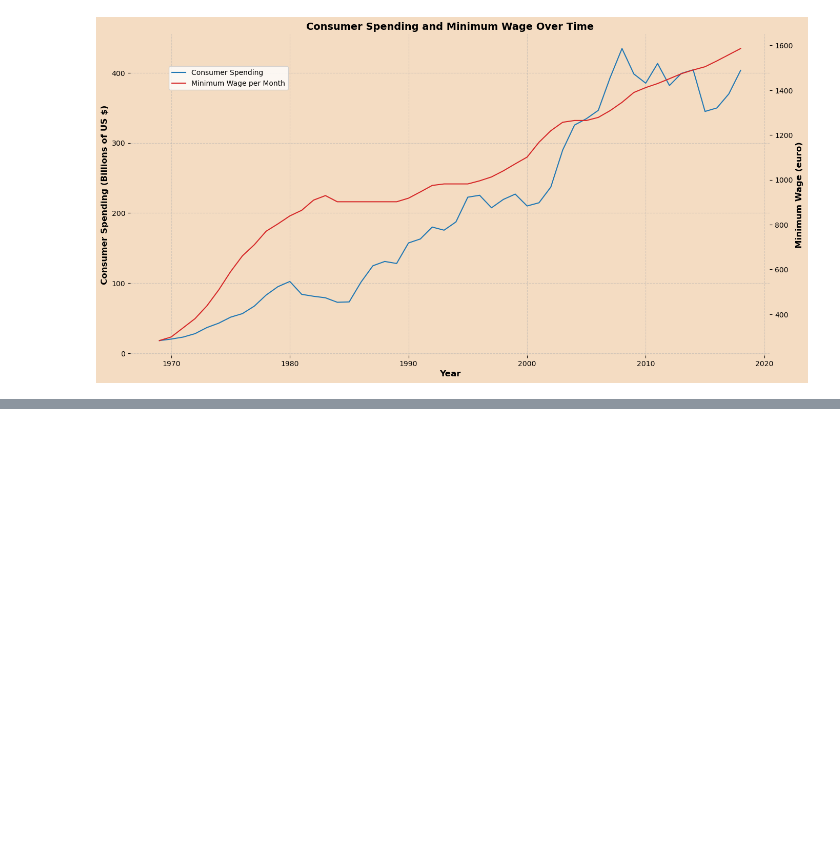
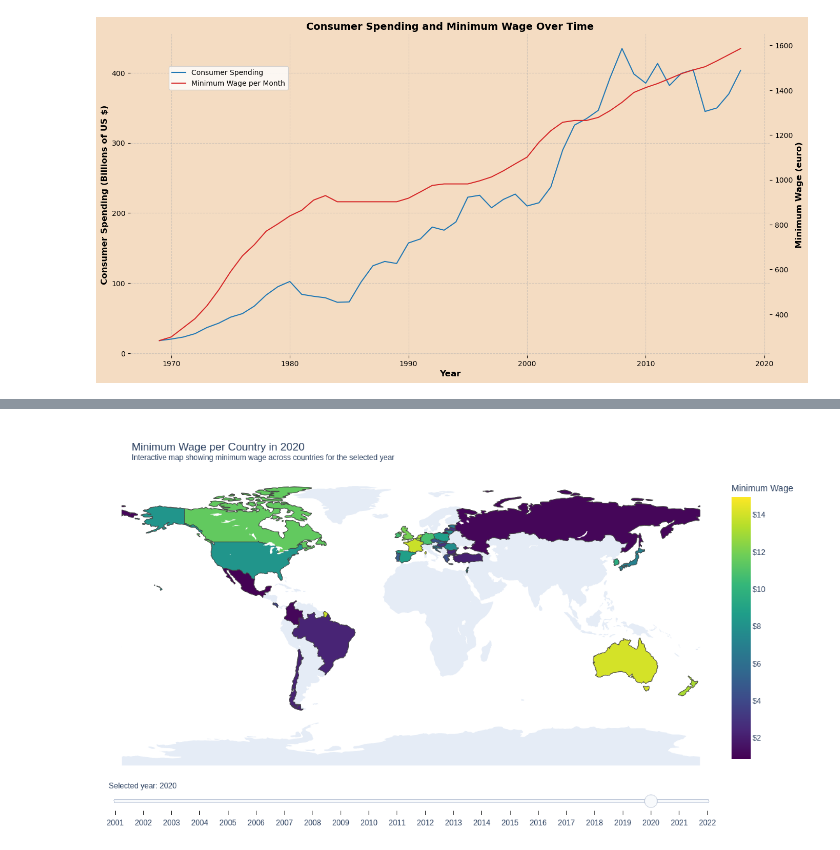
Before and after one commit to anri4/Information_Visualization, a Jupyter notebook: _sources/docs/main.ipynb, the cells around one changed output, grey strips where cells are left out. Drawn from its saved outputs; the diff is of its cells as text; code cells hidden in the pictures; blank space fills up the shorter version.

```diff
--- a/_sources/docs/main.ipynb
+++ b/_sources/docs/main.ipynb
@@ -96,0 +97,75 @@ fig.show()
+# %%
+import pandas as pd
+import plotly.graph_objects as go
+
+# Load the data
+df = pd.read_csv('minimum_wage_worldwide.csv')
+
+# Filter the data for the year 2020
+df_2020 = df[df['TIME_PERIOD'] == 2020]
+
+# Check if necessary columns are present
+required_columns = ['REF_AREA', 'OBS_VALUE']
+if not all(column in df_2020.columns for column in required_columns):
+    raise ValueError(f"The required columns {required_columns} are not present in the dataset.")
+
+# Function to create the plot title
+def make_title(year: int) -> str:
+    return f'Minimum Wage per Country in {year}' + \
+           '<br><sup>Interactive map showing minimum wage across countries for the selected year</sup>'
+
+# Gather unique years in the dataset and sort them
+years = sorted(df['TIME_PERIOD'].unique())
+
+# Create traces (maps with data) for each year
+traces = []
+for i, year in enumerate(years):
+    df_year = df[df['TIME_PERIOD'] == year]
+    trace = go.Choropleth(
+        locations=df_year['REF_AREA'],
+        locationmode='ISO-3',
+        z=df_year['OBS_VALUE'],
+        colorscale='Viridis',
+        hovertemplate='<b>%{location}</b><br>Minimum wage: %{z}<extra></extra>',
+        visible=(True if year == 2020 else False),  # make trace for 2020 visible by default
+        colorbar=go.choropleth.ColorBar(
+            title='Minimum Wage',
+            tickprefix='$'
+        ),
+    )
+    traces.append(trace)
+
+# Create the slider steps
+slider_steps = []
+for i, year in enumerate(years):
+    slider_steps.append({
+        'method': 'update',
+        'args': [
+            {'visible': [i == j for j in range(len(traces))]},
+            {'title': make_title(year)},
+        ],
+        'label': str(year)
+    })
+
+# Create the main figure
+fig = go.Figure(
+    data=traces,
+    layout=go.Layout(
+        width=790,
+        height=640,
+        title=make_title(2020),
+        geo=dict(showframe=False, showcoastlines=False, projection_type='equirectangular'),
+        sliders=[{
+            'active': years.index(2020),
+            'currentvalue': {'prefix': 'Selected year: '},
+            'steps': slider_steps
+        }],
+        margin={'t': 80, 'r': 20, 'b': 80, 'l': 20}
+    )
+)
+
+# Add caption above the slider
+
+fig.show()
+# %% [output]
+[figure, added]
```
Also changed, not shown: parts of 3 cells of this notebook, 4 other files.
